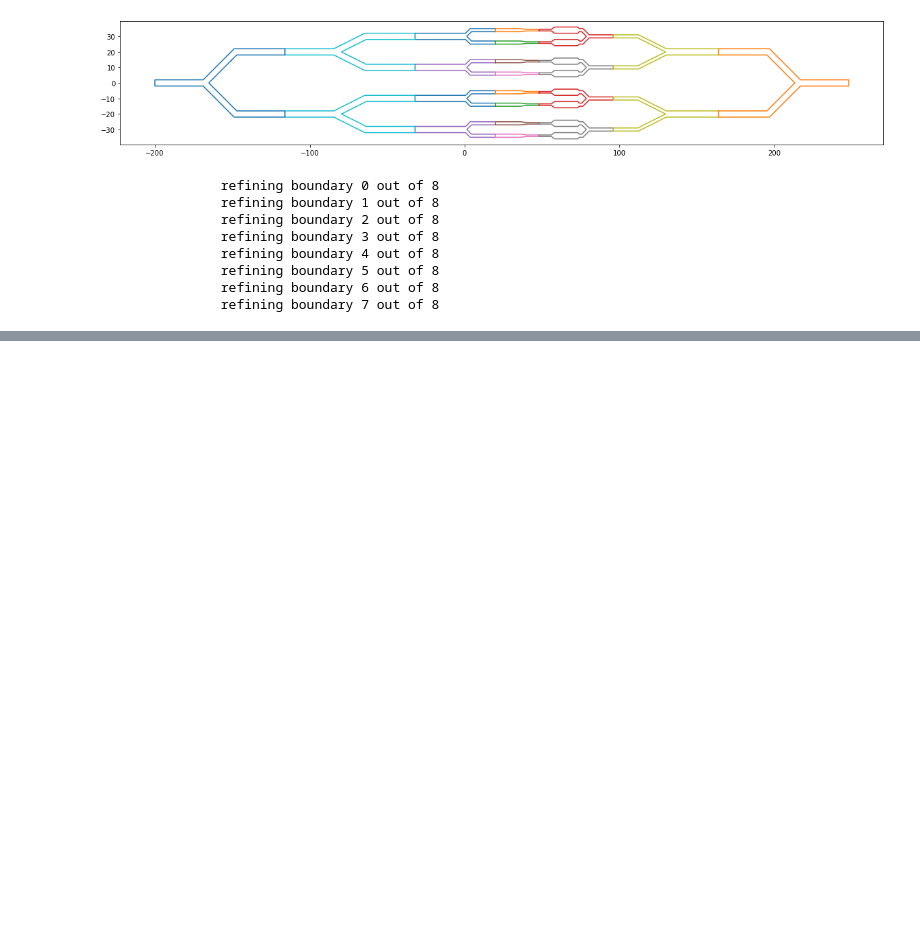
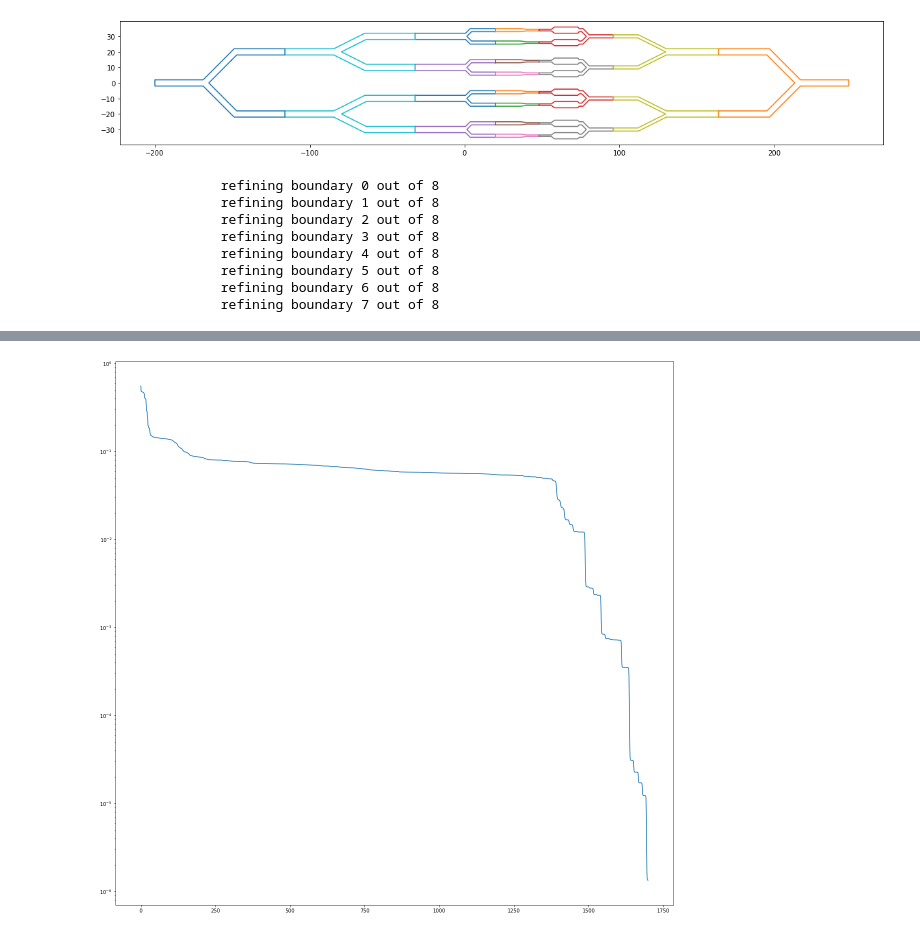
Before and after one commit to WangHaiYang874/stokes2d, a Jupyter notebook: exp3 copy/demo.ipynb, the cells around one changed output, grey strips where cells are left out. Saved outputs shown, nothing was run; the diff lists cells and outputs as text; code cells hidden in the pictures; blank space fills up the shorter version.

```diff
--- a/exp3 copy/demo.ipynb
+++ b/exp3 copy/demo.ipynb
@@ -210,0 +229,8 @@ global_pipe.build_omegas(tol=1e-7,max_iter=100,restart=4000)
+# %%
+plt.figure(figsize=(20,20))
+plt.semilogy(global_pipe.callbacks[-1].residuals[:1700])
+# plt.yticks([1e-8,2e-8,3e-8,4e-8,5e-8,6e-8,7e-8,9e-8,1e-7,1e-6,1e-5,1e-4,1e-3,1e-2,1e-1,1e0])
+# plt.axhline(3e-8)
+print()
+# %% [output]
+[figure, added]
```
Also changed, not shown: parts of 2 cells of this notebook, 1 other file.
